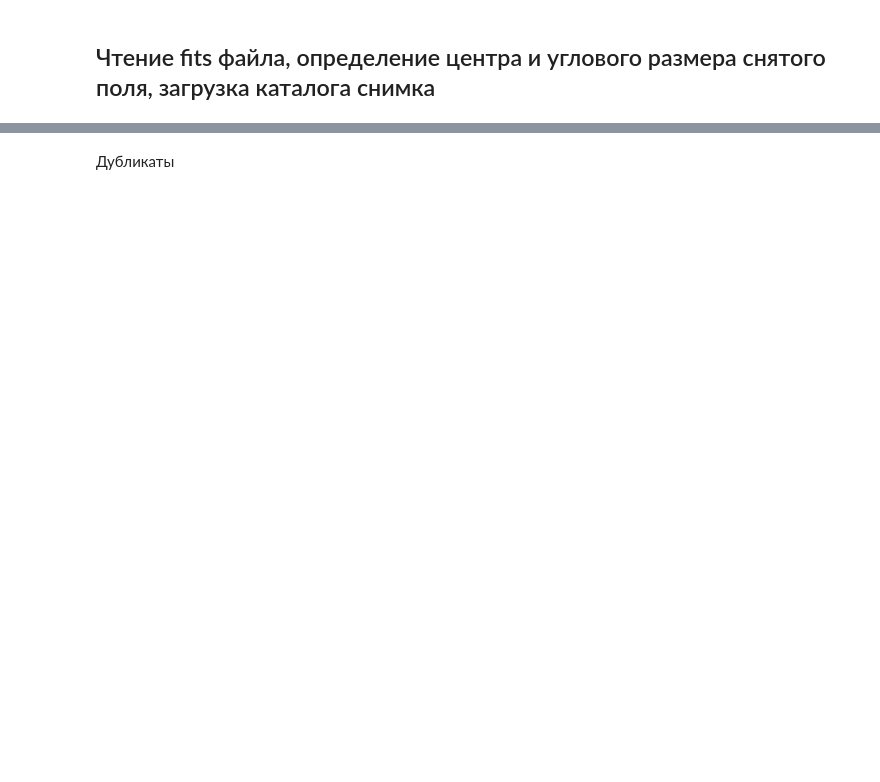
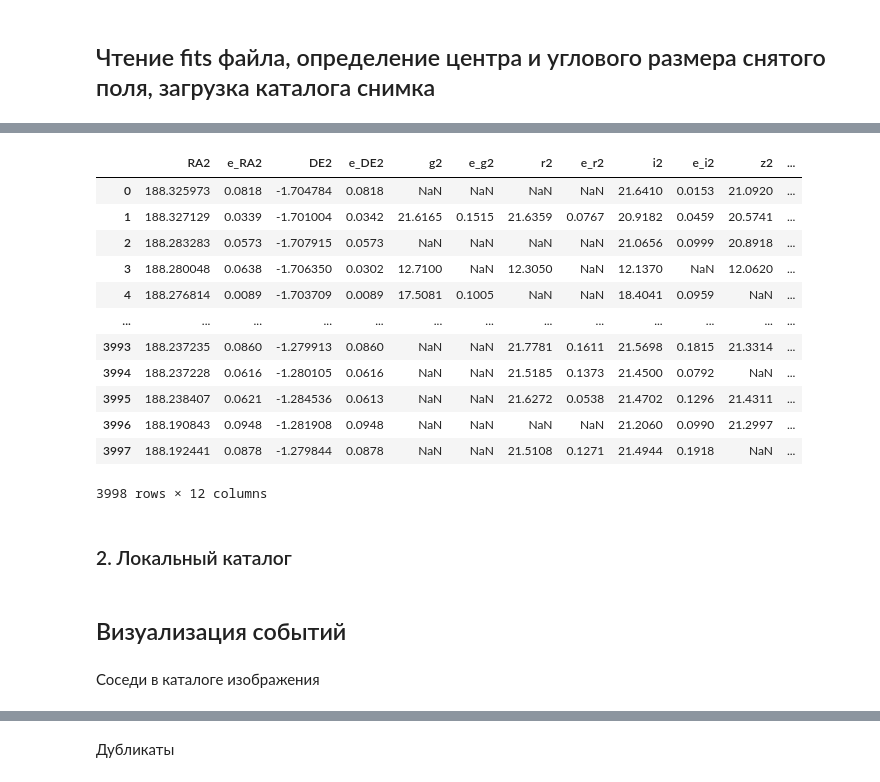
Before and after one commit to EA4096/xMatch, a Jupyter notebook: Final_comments.ipynb, the cells around one changed output, grey strips where cells are left out. Cells and saved outputs as stored; diff of their text form; code cells hidden in the pictures; blank space fills up the shorter version.

```diff
--- a/Final_comments.ipynb
+++ b/Final_comments.ipynb
@@ -151,0 +148,54 @@ noid
+# %%
+if cat_name == 'ps':
+
+    df2.rename(columns={df2.columns[0]: 'RA2',
+                        df2.columns[1]: 'e_RA2',
+                        df2.columns[2]: 'DE2',
+                        df2.columns[3]: 'e_DE2',
+                        df2.columns[4]: 'g2',
+                        df2.columns[5]: 'e_g2',
+                        df2.columns[6]: 'r2',
+                        df2.columns[7]: 'e_r2',
+                        df2.columns[8]: 'i2',
+                        df2.columns[9]: 'e_i2',
+                        df2.columns[10]: 'z2',
+                        df2.columns[11]: 'e_z2'}, inplace=True)
+
+else:
+    pass
+
+if cat_name == 'sdss':
+
+    df2.rename(columns={df2.columns[0]: 'RA2',
+                        df2.columns[1]: 'e_RA2',
+                        df2.columns[2]: 'DE2',
+                        df2.columns[3]: 'e_DE2',
+                        df2.columns[4]: 'Class',
+                        df2.columns[5]: 'g2',
+                        df2.columns[6]: 'e_g2',
+                        df2.columns[7]: 'r2',
+                        df2.columns[8]: 'e_r2',
+                        df2.columns[9]: 'i2',
+                        df2.columns[10]: 'e_i2',
+                        df2.columns[11]: 'z2',
+                        df2.columns[12]: 'e_z2'}, inplace=True)
+else:
+    pass
+# %%
+df2
+# %% [output]
+|  | RA2 | e_RA2 | DE2 | e_DE2 | g2 | e_g2 | r2 | e_r2 | i2 | e_i2 | z2 | ... |
+| 0 | 188.325973 | 0.0818 | -1.704784 | 0.0818 | NaN | NaN | NaN | NaN | 21.6410 | 0.0153 | 21.0920 | ... |
+| 1 | 188.327129 | 0.0339 | -1.701004 | 0.0342 | 21.6165 | 0.1515 | 21.6359 | 0.0767 | 20.9182 | 0.0459 | 20.5741 | ... |
+| 2 | 188.283283 | 0.0573 | -1.707915 | 0.0573 | NaN | NaN | NaN | NaN | 21.0656 | 0.0999 | 20.8918 | ... |
+| 3 | 188.280048 | 0.0638 | -1.706350 | 0.0302 | 12.7100 | NaN | 12.3050 | NaN | 12.1370 | NaN | 12.0620 | ... |
+| 4 | 188.276814 | 0.0089 | -1.703709 | 0.0089 | 17.5081 | 0.1005 | NaN | NaN | 18.4041 | 0.0959 | NaN | ... |
+| ... | ... | ... | ... | ... | ... | ... | ... | ... | ... | ... | ... | ... |
+| 3993 | 188.237235 | 0.0860 | -1.279913 | 0.0860 | NaN | NaN | 21.7781 | 0.1611 | 21.5698 | 0.1815 | 21.3314 | ... |
+| 3994 | 188.237228 | 0.0616 | -1.280105 | 0.0616 | NaN | NaN | 21.5185 | 0.1373 | 21.4500 | 0.0792 | NaN | ... |
+| 3995 | 188.238407 | 0.0621 | -1.284536 | 0.0613 | NaN | NaN | 21.6272 | 0.0538 | 21.4702 | 0.1296 | 21.4311 | ... |
+| 3996 | 188.190843 | 0.0948 | -1.281908 | 0.0948 | NaN | NaN | NaN | NaN | 21.2060 | 0.0990 | 21.2997 | ... |
+| 3997 | 188.192441 | 0.0878 | -1.279844 | 0.0878 | NaN | NaN | 21.5108 | 0.1271 | 21.4944 | 0.1918 | NaN | ... |
+3998 rows × 12 columns
+# %% [markdown]
+### 2. Локальный каталог
@@ -151,0 +260,4 @@ noid
+# %% [markdown]
+## Визуализация событий
+# %% [markdown]
+Соседи в каталоге изображения
```
Also changed, not shown: parts of 65 cells of this notebook.
